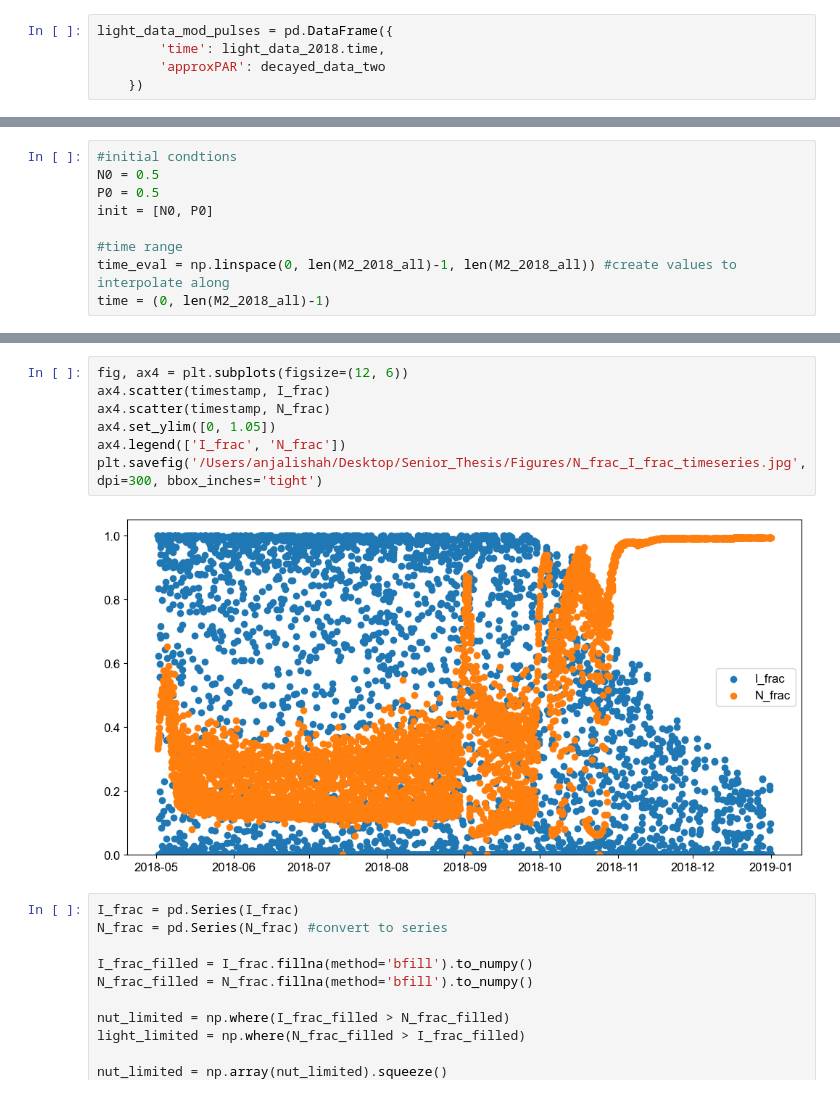
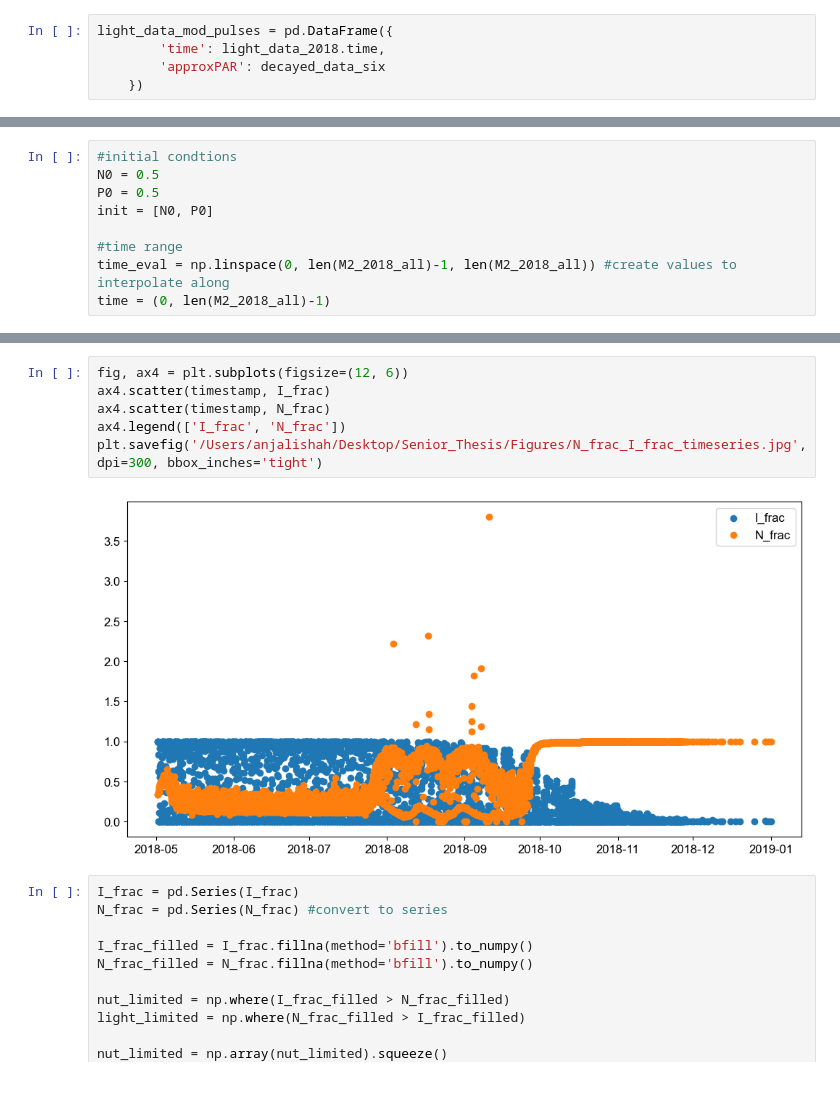
Before and after one commit to ashah1030/senior_thesis, a Jupyter notebook: NP_full_2018_model.ipynb, the cells around one changed output, grey strips where cells are left out. Drawn from its saved outputs; the diff is of its cells as text.

```diff
--- a/NP_full_2018_model.ipynb
+++ b/NP_full_2018_model.ipynb
@@ -169,7 +220,7 @@ Text(0.5, 1.0, 'Cumulative Light Limitation (in response to pulses)')
 # %%
 light_data_mod_pulses = pd.DataFrame({
         'time': light_data_2018.time,
-        'approxPAR': decayed_data_two
+        'approxPAR': decayed_data_six
     })
 # %%
 print(light_data_mod_pulses['time'].dtype)
@@ -376,12 +445,11 @@ plt.savefig('/Users/anjalishah/Desktop/Senior_Thesis/Figures/2_day_pulse.jpg', d
 # %%
 fig, ax4 = plt.subplots(figsize=(12, 6))
 ax4.scatter(timestamp, I_frac)
 ax4.scatter(timestamp, N_frac)
-ax4.set_ylim([0, 1.05])
 ax4.legend(['I_frac', 'N_frac'])
 plt.savefig('/Users/anjalishah/Desktop/Senior_Thesis/Figures/N_frac_I_frac_timeseries.jpg', dpi=300, bbox_inches='tight')
 # %% [output]
-[figure, old version]
+[figure, new version]
 # %%
 I_frac = pd.Series(I_frac)
 N_frac = pd.Series(N_frac) #convert to series
```
Also changed, not shown: parts of 9 cells of this notebook.
